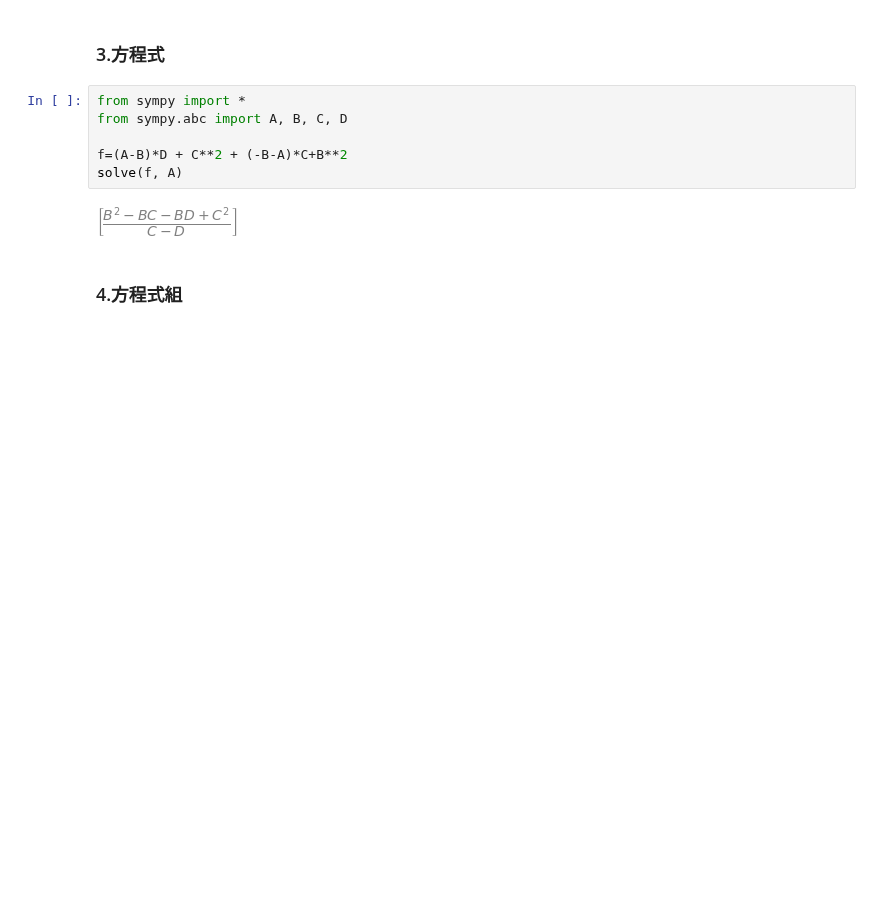
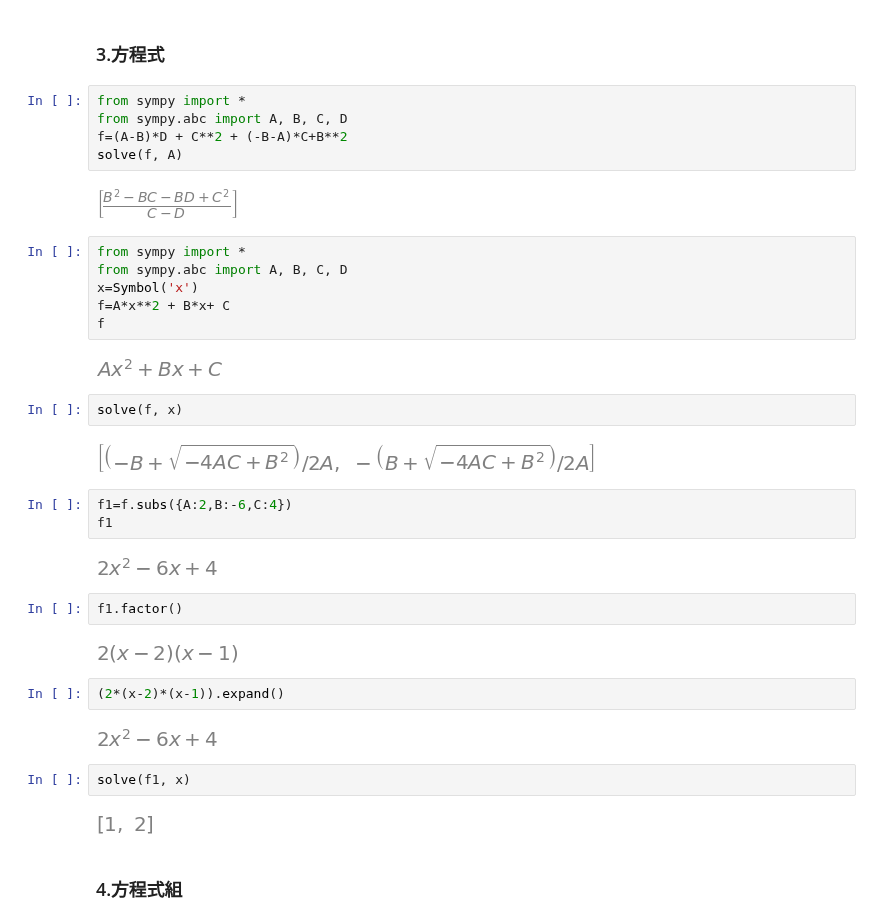
Before and after one commit to eddylin2015/mathsym, a Jupyter notebook: README.ipynb, the cells around one changed output. Drawn from its saved outputs; the diff is of its cells as text; blank space fills up the shorter version.

```diff
--- a/README.ipynb
+++ b/README.ipynb
@@ -144,10 +144,38 @@ f.subs({A: 10, B: 20, C: 30})   #註解: A,B,C代入數值
 # %%
 from sympy import *
 from sympy.abc import A, B, C, D
-
 f=(A-B)*D + C**2 + (-B-A)*C+B**2
 solve(f, A)
 # %% [output]
 [figure]
+# %%
+from sympy import *
+from sympy.abc import A, B, C, D
+x=Symbol('x')
+f=A*x**2 + B*x+ C
+f
+# %% [output]
+[figure, added]
+# %%
+solve(f, x)
+# %% [output]
+[figure, added]
+# %%
+f1=f.subs({A:2,B:-6,C:4})
+f1
+# %% [output]
+[figure, added]
+# %%
+f1.factor()
+# %% [output]
+[figure, added]
+# %%
+(2*(x-2)*(x-1)).expand()
+# %% [output]
+[figure, added]
+# %%
+solve(f1, x)
+# %% [output]
+[figure, added]
 # %% [markdown]
 ### 4.方程式組
```
Also changed, not shown: parts of 18 cells of this notebook.
